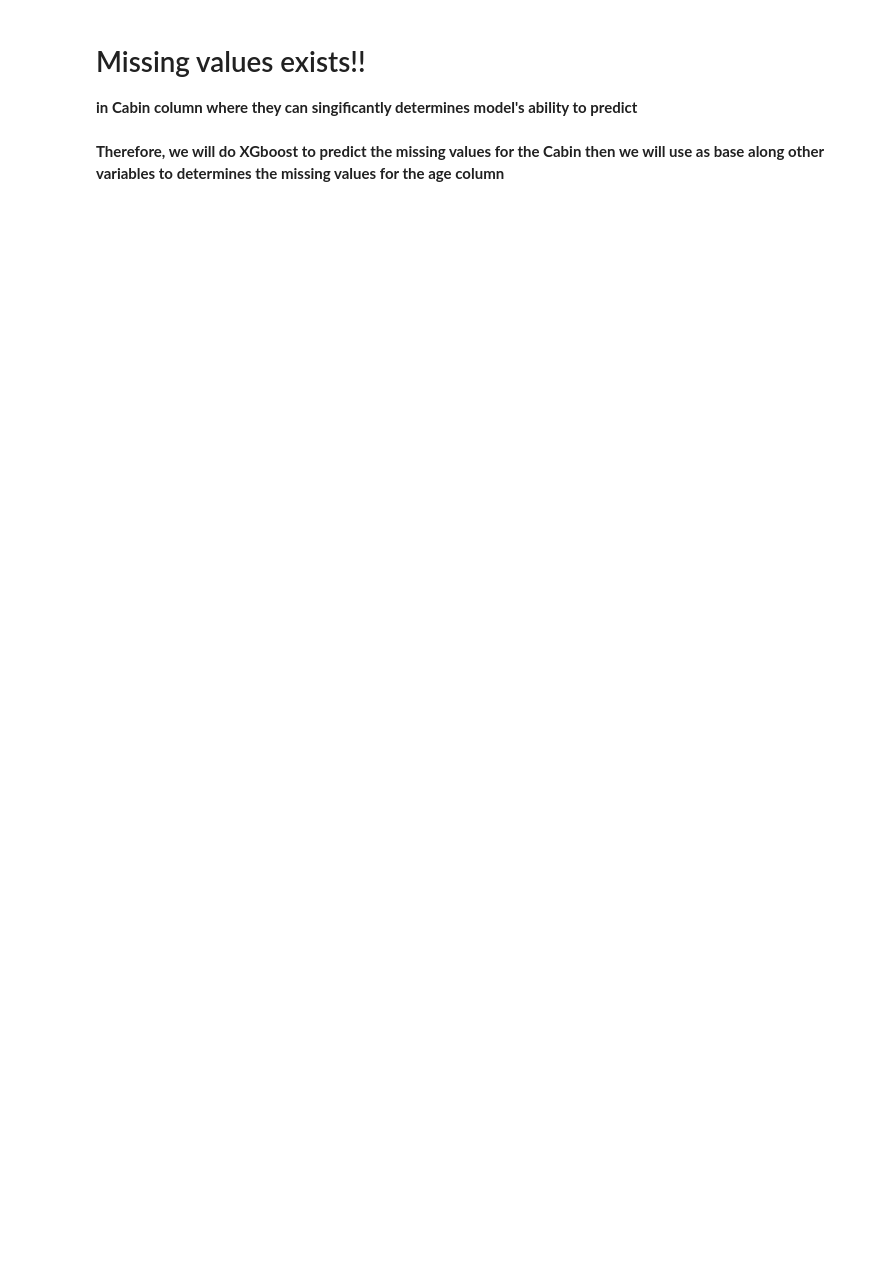
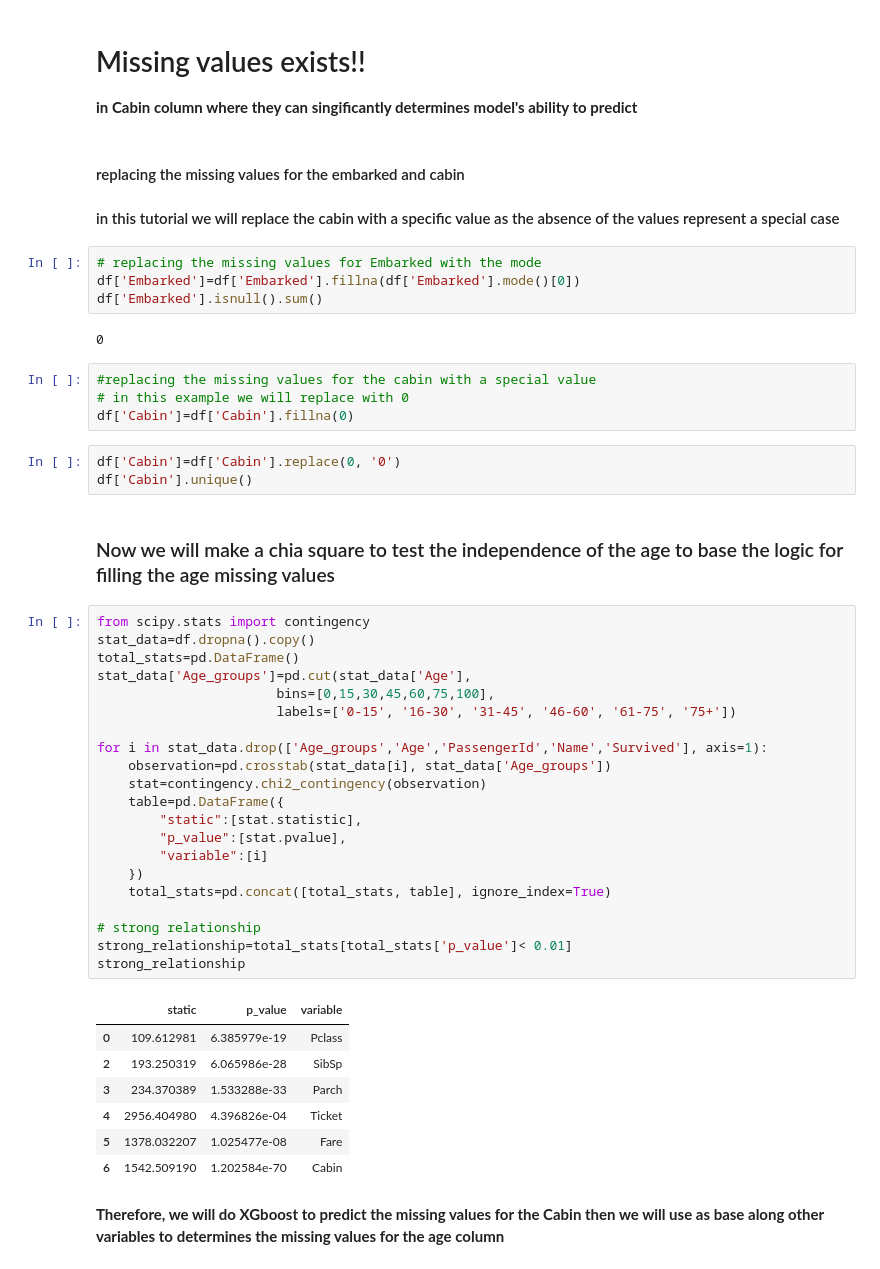
Before and after one commit to 1nuc/Kaggle_Machine_learning_projects, a Jupyter notebook: notebook.ipynb, the cells around one changed output. Saved outputs shown, nothing was run; the diff lists cells and outputs as text; blank space fills up the shorter version.

```diff
--- a/notebook.ipynb
+++ b/notebook.ipynb
@@ -63,5 +159,52 @@ visualize('Age', 'Embarked')
 # %% [markdown]
 # Missing values exists!!
 <b>in Cabin column where they can singificantly determines model's ability to predict<b>
+# %% [markdown]
+#### replacing the missing values for the embarked and cabin
+#### in this tutorial we will replace the cabin with a specific value as the absence of the values represent a special case
+# %%
+# replacing the missing values for Embarked with the mode
+df['Embarked']=df['Embarked'].fillna(df['Embarked'].mode()[0])
+df['Embarked'].isnull().sum()
+# %% [output]
+0
+# %%
+#replacing the missing values for the cabin with a special value
+# in this example we will replace with 0
+df['Cabin']=df['Cabin'].fillna(0)
+# %%
+df['Cabin']=df['Cabin'].replace(0, '0')
+df['Cabin'].unique()
+# %% [markdown]
+### Now we will make a chia square to test the independence of the age to base the logic for filling the age missing values
+# %%
+from scipy.stats import contingency
+stat_data=df.dropna().copy()
+total_stats=pd.DataFrame()
+stat_data['Age_groups']=pd.cut(stat_data['Age'],
+                       bins=[0,15,30,45,60,75,100],
+                       labels=['0-15', '16-30', '31-45', '46-60', '61-75', '75+'])
+
+for i in stat_data.drop(['Age_groups','Age','PassengerId','Name','Survived'], axis=1):
+    observation=pd.crosstab(stat_data[i], stat_data['Age_groups'])
+    stat=contingency.chi2_contingency(observation)
+    table=pd.DataFrame({
+        "static":[stat.statistic],
+        "p_value":[stat.pvalue],
+        "variable":[i]
+    })
+    total_stats=pd.concat([total_stats, table], ignore_index=True)
+
+# strong relationship
+strong_relationship=total_stats[total_stats['p_value']< 0.01]
+strong_relationship
+# %% [output]
+|  | static | p_value | variable |
+| 0 | 109.612981 | 6.385979e-19 | Pclass |
+| 2 | 193.250319 | 6.065986e-28 | SibSp |
+| 3 | 234.370389 | 1.533288e-33 | Parch |
+| 4 | 2956.404980 | 4.396826e-04 | Ticket |
+| 5 | 1378.032207 | 1.025477e-08 | Fare |
+| 6 | 1542.509190 | 1.202584e-70 | Cabin |
 # %% [markdown]
 <b>Therefore, we will do XGboost to predict the missing values for the Cabin then we will use as base along other variables to determines the missing values for the age column <b>
```
Also changed, not shown: parts of 17 cells of this notebook.
